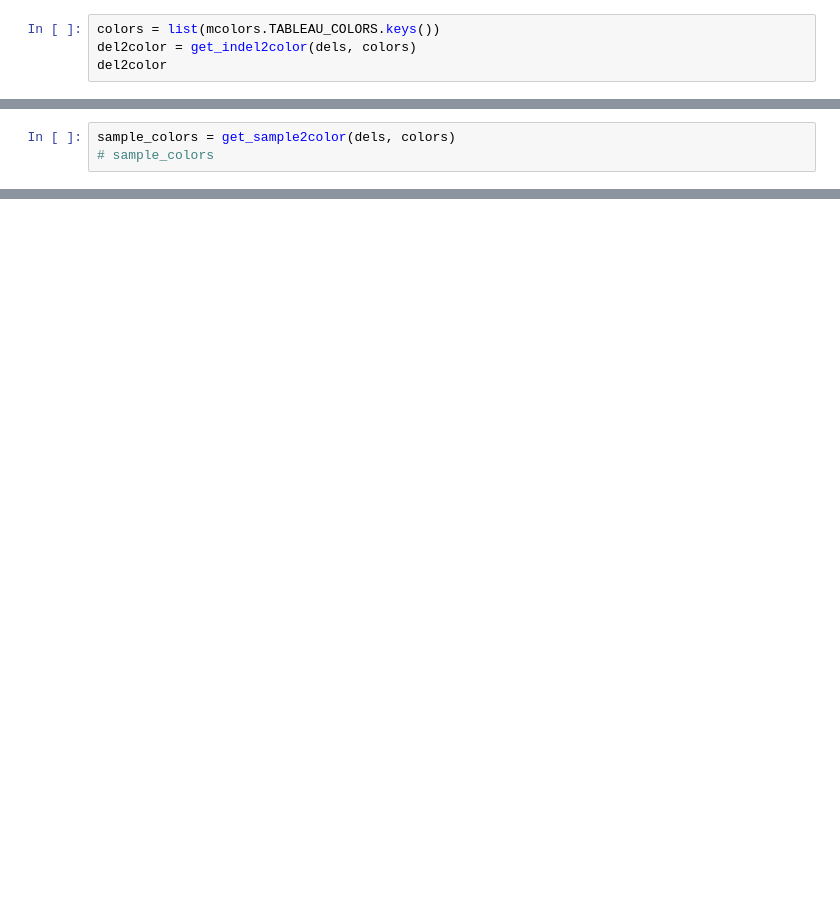
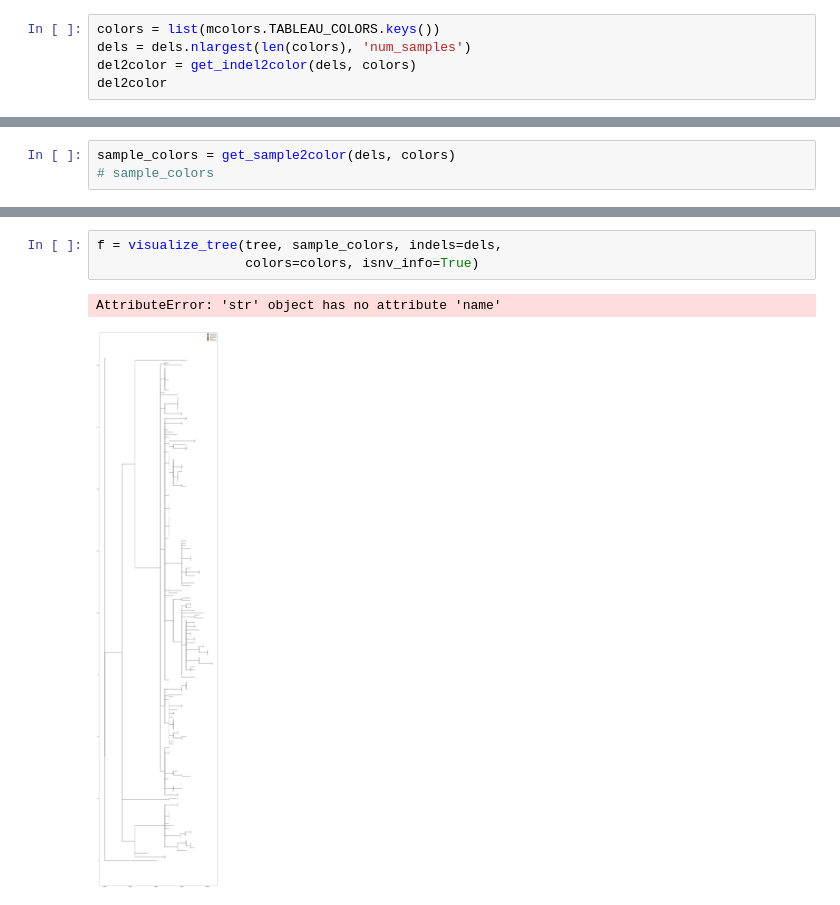
Before and after one commit to AlaaALatif/bjorn, a Jupyter notebook: onion_trees.ipynb, the cells around one changed output, grey strips where cells are left out. Saved outputs shown, nothing was run; the diff lists cells and outputs as text; blank space fills up the shorter version.

Commit message:
visualize trees with indels annotated

```diff
--- a/onion_trees.ipynb
+++ b/onion_trees.ipynb
@@ -182,5 +21,6 @@ dels
 # %%
 colors = list(mcolors.TABLEAU_COLORS.keys())
+dels = dels.nlargest(len(colors), 'num_samples')
 del2color = get_indel2color(dels, colors)
 del2color
 # %% [output]
@@ -197,2 +38,8 @@ f = visualize_tree(tree, sample_colors, indels=dels, colors=colors)
 # %% [output]
 [figure]
+# %%
+f = visualize_tree(tree, sample_colors, indels=dels,
+                   colors=colors, isnv_info=True)
+# %% [output]
+AttributeError: 'str' object has no attribute 'name'
+[figure, added]
```
Also changed, not shown: parts of 7 cells of this notebook, 1 other file.
